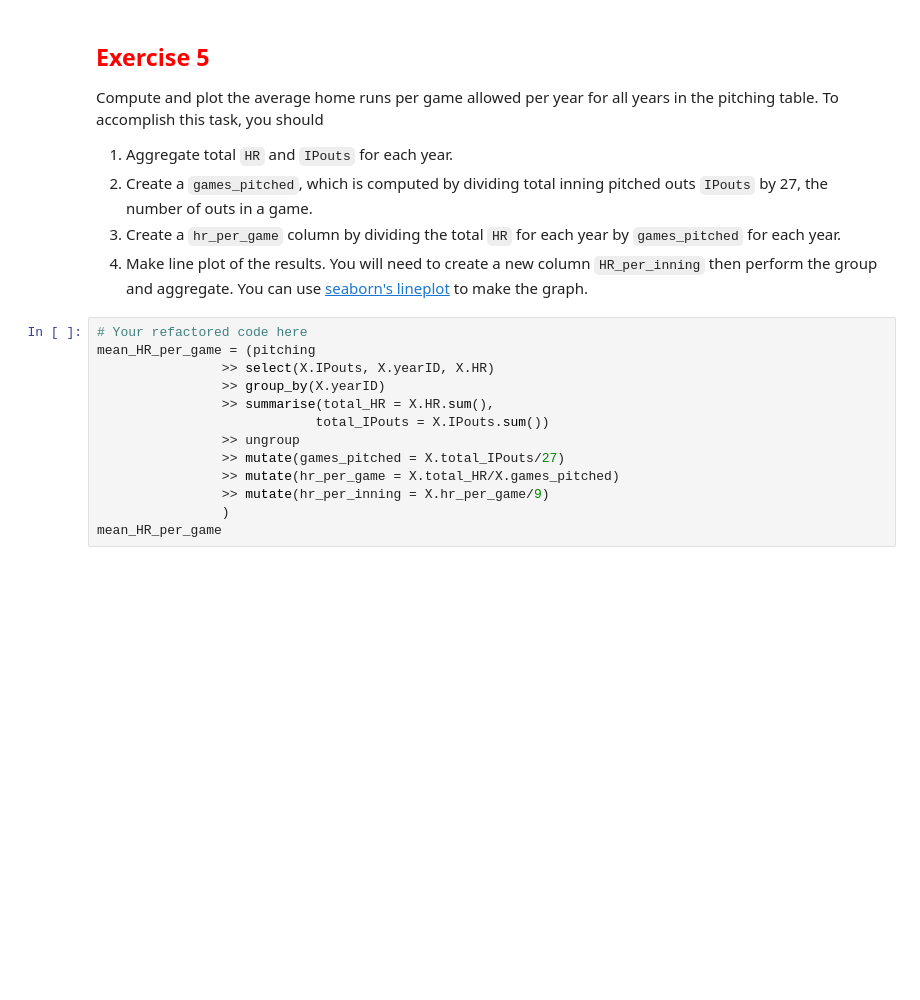
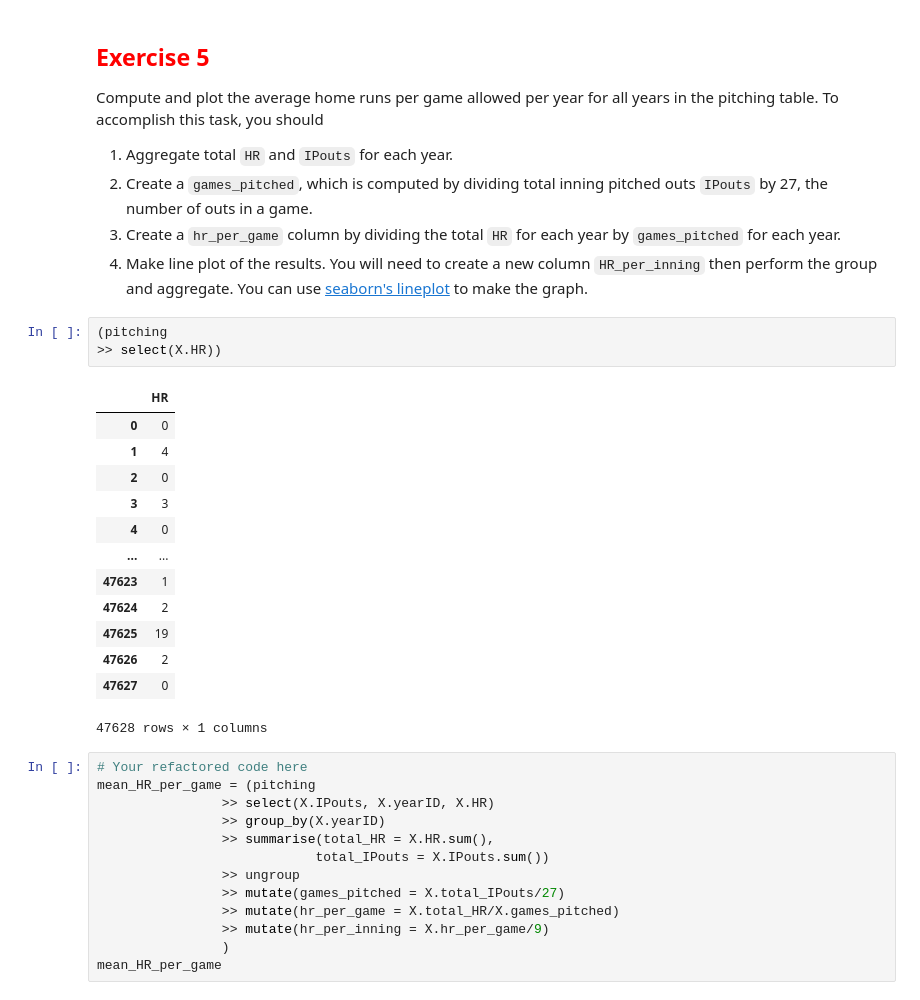
Before and after one commit to dreols01/module2_intro_to_pandas, a Jupyter notebook: 2_6_aggregation.ipynb, the cells around one changed output. Drawn from its saved outputs; the diff is of its cells as text; blank space fills up the shorter version.

```diff
--- a/2_6_aggregation.ipynb
+++ b/2_6_aggregation.ipynb
@@ -283,6 +283,23 @@ Compute and plot the average home runs per game allowed per year for all years i
 1. Create a `games_pitched`, which is computed by dividing total inning pitched outs `IPouts` by 27, the number of outs in a game.
 2. Create a `hr_per_game` column by dividing the total `HR` for each year by `games_pitched` for each year.
 4. Make line plot of the results. You will need to create a new column `HR_per_inning` then perform the group and aggregate. You can use [seaborn's lineplot](https://seaborn.pydata.org/generated/seaborn.lineplot.html) to make the graph.
+# %%
+(pitching
+>> select(X.HR))
+# %% [output]
+|  | HR |
+| 0 | 0 |
+| 1 | 4 |
+| 2 | 0 |
+| 3 | 3 |
+| 4 | 0 |
+| ... | ... |
+| 47623 | 1 |
+| 47624 | 2 |
+| 47625 | 19 |
+| 47626 | 2 |
+| 47627 | 0 |
+47628 rows × 1 columns
 # %%
 # Your refactored code here
 mean_HR_per_game = (pitching
```
Also changed, not shown: 3 other files.
